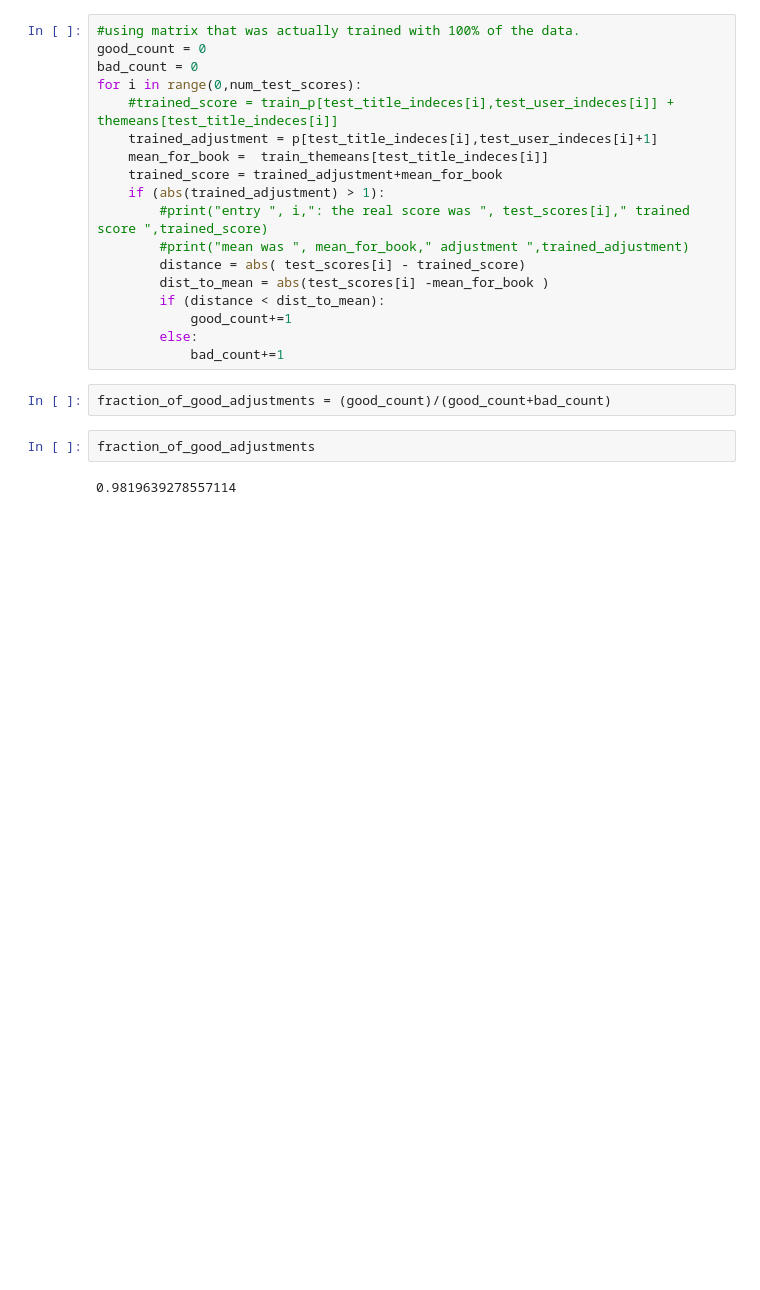
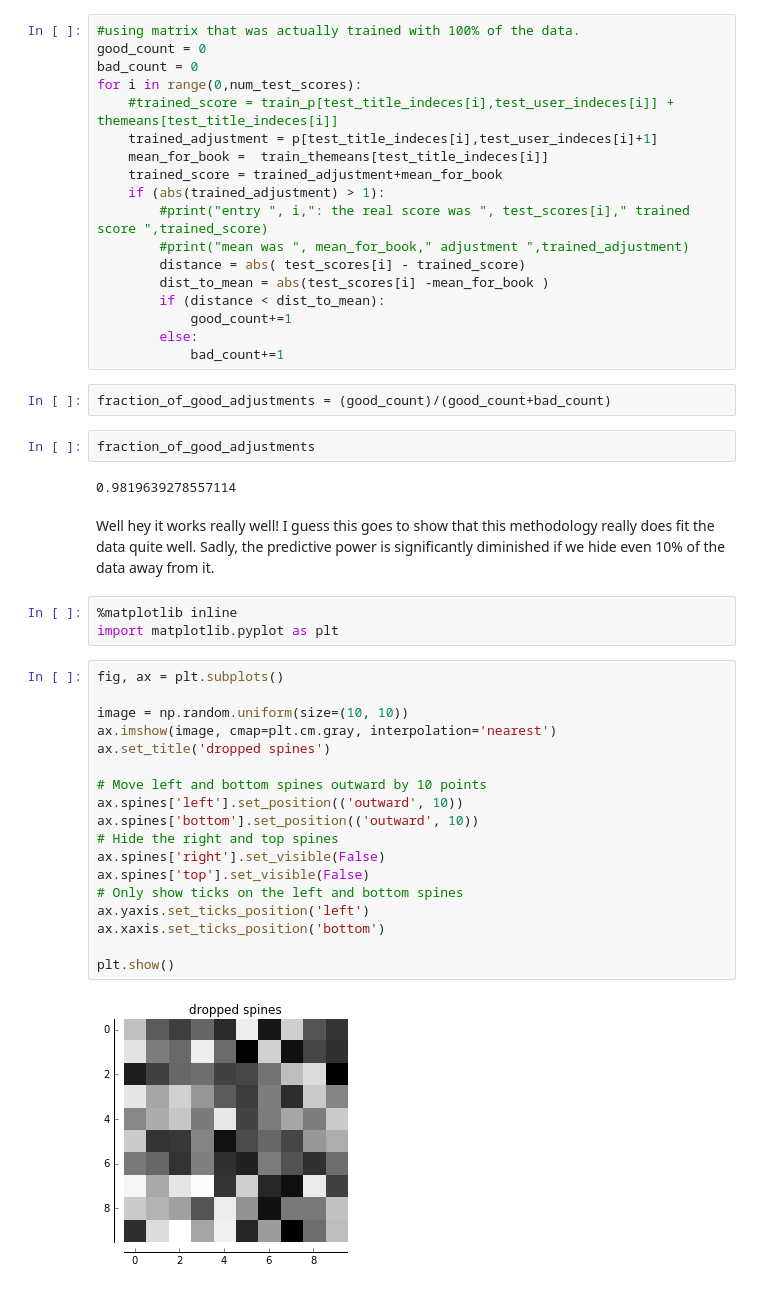
Before and after one commit to mooratov/BookRecommenderSystem, a Jupyter notebook: Muratov Book Recommender November.ipynb, the cells around one changed output. Cells and saved outputs as stored; diff of their text form; blank space fills up the shorter version.

```diff
--- a/Muratov Book Recommender November.ipynb
+++ b/Muratov Book Recommender November.ipynb
@@ -593,3 +604,28 @@ fraction_of_good_adjustments = (good_count)/(good_count+bad_count)
 fraction_of_good_adjustments
 # %% [output]
 0.9819639278557114
+# %% [markdown]
+Well hey it works really well! I guess this goes to show that this methodology really does fit the data quite well. Sadly, the predictive power is significantly diminished if we hide even 10% of the data away from it.
+# %%
+%matplotlib inline
+import matplotlib.pyplot as plt
+# %%
+fig, ax = plt.subplots()
+
+image = np.random.uniform(size=(10, 10))
+ax.imshow(image, cmap=plt.cm.gray, interpolation='nearest')
+ax.set_title('dropped spines')
+
+# Move left and bottom spines outward by 10 points
+ax.spines['left'].set_position(('outward', 10))
+ax.spines['bottom'].set_position(('outward', 10))
+# Hide the right and top spines
+ax.spines['right'].set_visible(False)
+ax.spines['top'].set_visible(False)
+# Only show ticks on the left and bottom spines
+ax.yaxis.set_ticks_position('left')
+ax.xaxis.set_ticks_position('bottom')
+
+plt.show()
+# %% [output]
+[figure, added]
```
Also changed, not shown: parts of 12 cells of this notebook.
